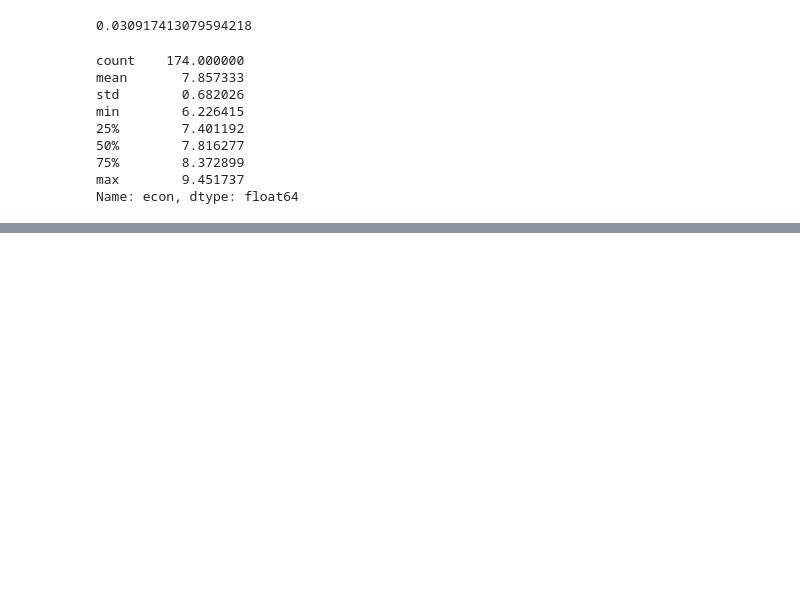
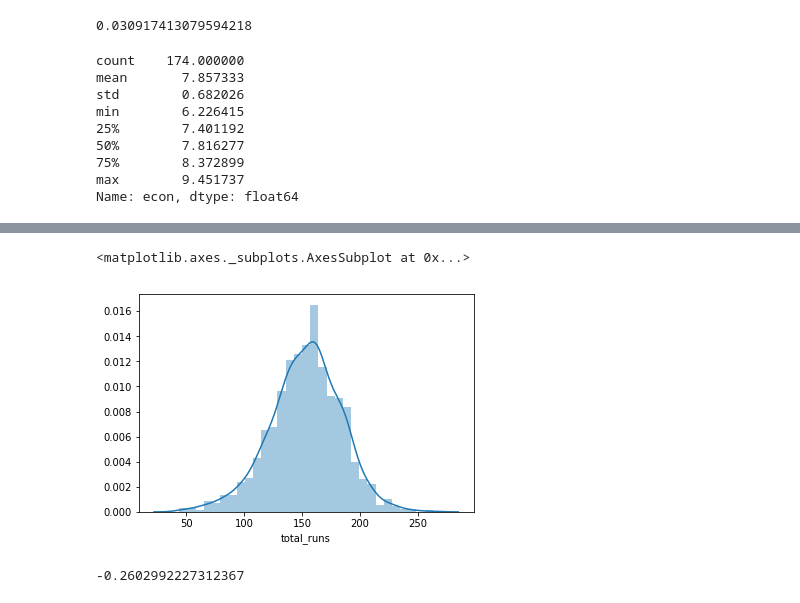
Before and after one commit to kunal-gohrani/Comparison-Between-Bowler-and-Batsman, a Jupyter notebook: Compare_batsman_bowler.ipynb, the cells around one changed output, grey strips where cells are left out. Cells and saved outputs as stored; diff of their text form; code cells hidden in the pictures; blank space fills up the shorter version.

```diff
--- a/Compare_batsman_bowler.ipynb
+++ b/Compare_batsman_bowler.ipynb
@@ -330,3 +309,5 @@ min        6.226415
 75%        8.372899
 max        9.451737
 Name: econ, dtype: float64
+# %%
+merged=merged[merged['result']=='normal']
@@ -332,0 +326,2 @@ Name: econ, dtype: float64
+# %%
+a=merged.groupby(['season','match_id','inning'])['total_runs'].sum()
@@ -332,0 +340,9 @@ Name: econ, dtype: float64
+# %%
+sns.distplot(a)
+# %% [output]
+<matplotlib.axes._subplots.AxesSubplot at 0x...>
+[figure, added]
+# %%
+a.skew()
+# %% [output]
+-0.2602992227312367
```
Also changed, not shown: parts of 5 cells of this notebook.
